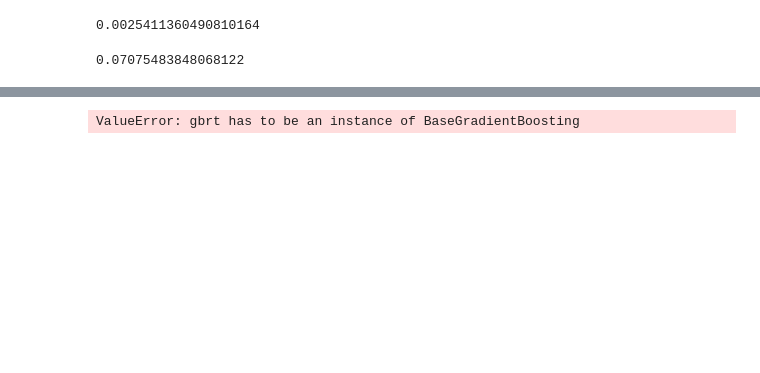
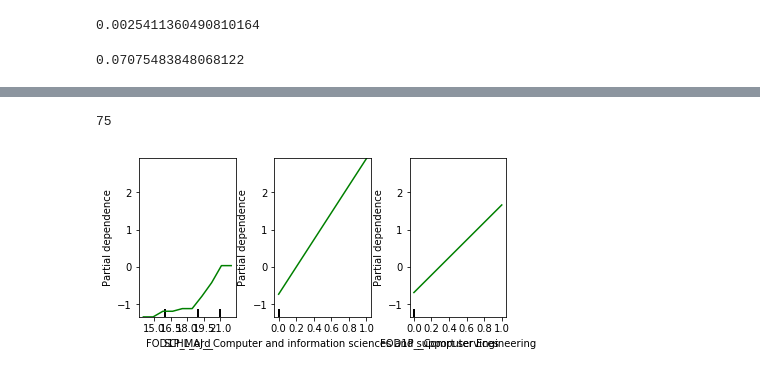
Before and after one commit to DMSaunders/Recommending-Paths-to-Occupations, a Jupyter notebook: notebooks/rf_accuracy_single_occ_15.ipynb, the cells around one changed output, grey strips where cells are left out. Saved outputs shown, nothing was run; the diff lists cells and outputs as text; code cells hidden in the pictures; blank space fills up the shorter version.

```diff
--- a/notebooks/rf_accuracy_single_occ_15.ipynb
+++ b/notebooks/rf_accuracy_single_occ_15.ipynb
@@ -311,8 +413,13 @@ plt.show()
+# %%
+featurelist.index(0.0646061517266379)
+# %% [output]
+75
 # %%
-my_plots = plot_partial_dependence(gs,
-                                   features=[0, 2], # column numbers of plots we want to show
+my_plots = plot_partial_dependence(gbrt=model,
+                                   features=[0, 8, 75], # column numbers of plots we want to show
                                    X=X_train,            # raw predictors data.
-                                   feature_names=['schl_ord', '1', '2'], # labels on graphs
+                                   feature_names=X.columns, # labels on graphs
+                                   n_jobs=-1,
                                    grid_resolution=10) # number of values to plot on x axis
 # %% [output]
-ValueError: gbrt has to be an instance of BaseGradientBoosting
+[figure, added]
```
Also changed, not shown: parts of 12 cells of this notebook, 1 other file.
